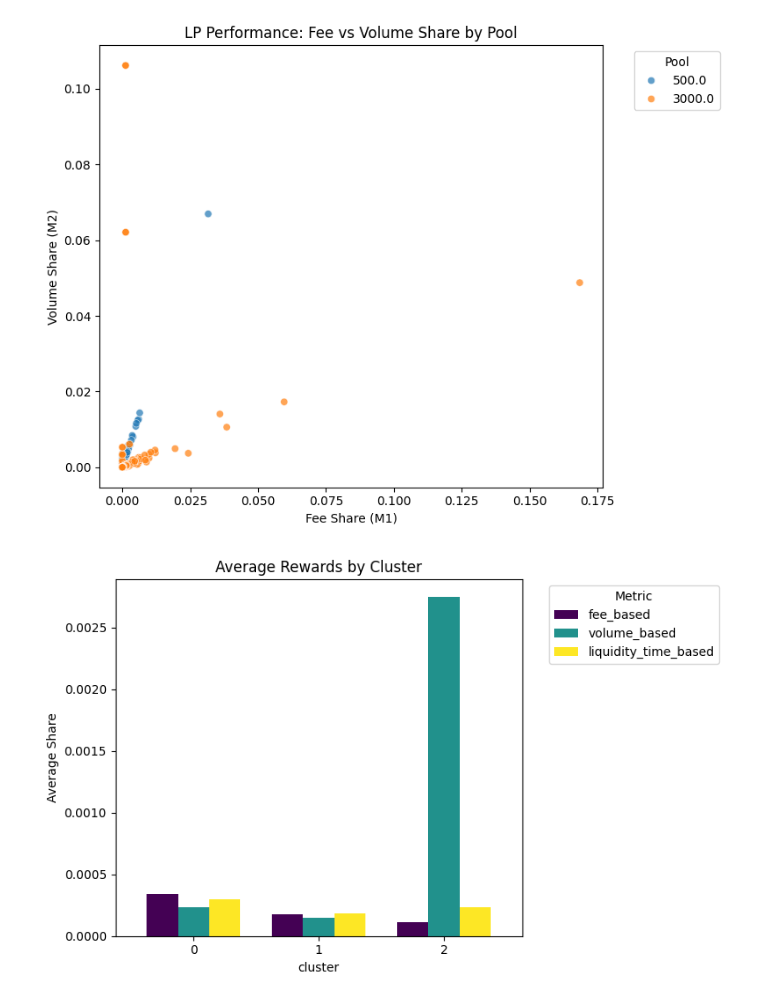
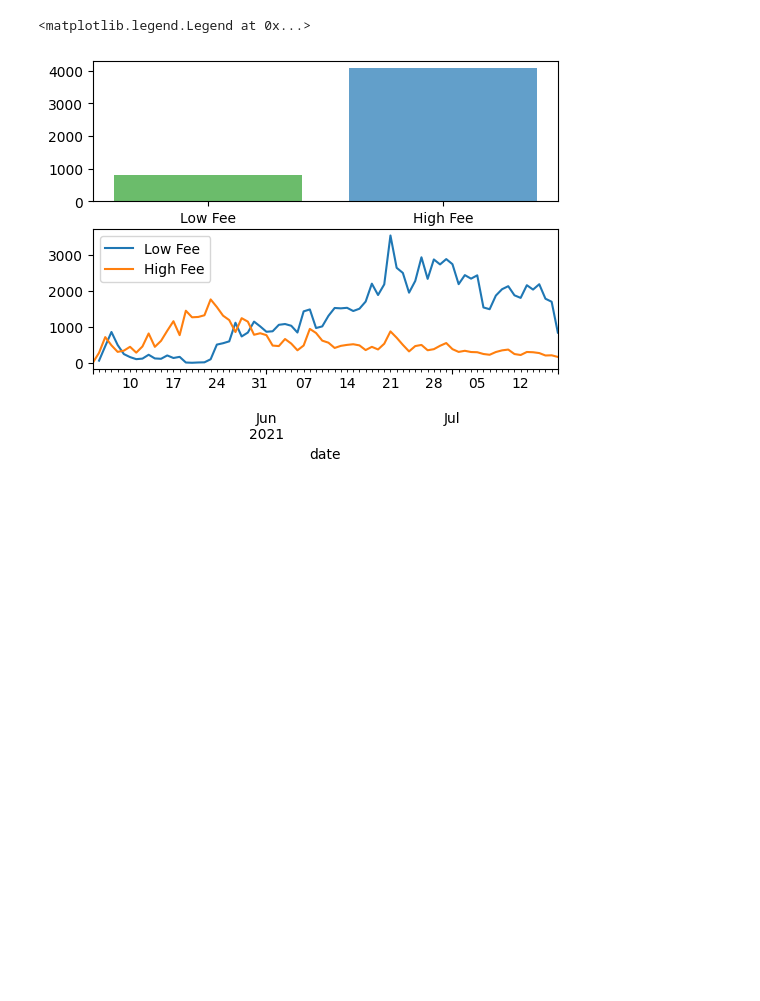
Before and after one commit to tobinchodos/uniswappy_thrack, a Jupyter notebook: simulation/results_analysis_and_clustering.ipynb, the cells around one changed output. Cells and saved outputs as stored; diff of their text form; code cells hidden in the pictures; blank space fills up the shorter version.

```diff
--- a/simulation/results_analysis_and_clustering.ipynb
+++ b/simulation/results_analysis_and_clustering.ipynb
@@ -14,15 +1,14 @@ Load in the data (two different pools, outputs of lp_analysis.py).
 # %%
+import pandas as pd
+import matplotlib.pyplot as plt
+import numpy as np
+from scipy import stats
 
 high_fee = pd.read_parquet('lp_analysis_output_weth_dai_events_3000.parquet')
 low_fee = pd.read_parquet('lp_analysis_output_weth_dai_events_500.parquet')
 
 high_fee['date'] = pd.to_datetime(high_fee.evt_block_time).dt.normalize()
 low_fee['date'] = pd.to_datetime(low_fee.evt_block_time).dt.normalize()
-
-end_date = min(high_fee['date'].max(),low_fee.date.max())
-
-# clamp them so they extend over same timeframe
-high_fee = high_fee[high_fee.date <= end_date]
+end_date = min(high_fee.date.max(), low_fee.date.max())
+high_fee = high_fee[high_fee.date<=end_date]
 low_fee = low_fee[low_fee.date <= end_date]
-
-both = pd.concat([high_fee, low_fee], ignore_index=True).sort_values('evt_block_time')
@@ -171,42 +15,23 @@ So the two mechanisms do differ, but within a pool they are still linearly corre
-# %%
-
-plt.figure(figsize=(8,6))
-sns.scatterplot(
-    data=lp_df,
-    x='fee_based',
-    y='volume_based',
-    hue='pool',
-    palette='tab10',
-    alpha=0.7
-)
-plt.xlabel('Fee Share (M1)')
-plt.ylabel('Volume Share (M2)')
-plt.title('LP Performance: Fee vs Volume Share by Pool')
-plt.legend(title='Pool', bbox_to_anchor=(1.05, 1), loc='upper left')
-plt.tight_layout()
-plt.show()
-
-cluster_summary = (
-    lp_df
-    .groupby('cluster')[['fee_based','volume_based','liquidity_time_based']]
-    .mean()
-    .sort_index()
-)
-
-plt.figure(figsize=(8,5))
-cluster_summary.plot(
-    kind='bar',
-    figsize=(8,5),
-    width=0.75,
-    colormap='viridis',
-    ax=plt.gca()
-)
-plt.ylabel('Average Share')
-plt.title('Average Rewards by Cluster')
-plt.xticks(rotation=0)
-plt.legend(title='Metric', bbox_to_anchor=(1.05, 1), loc='upper left')
-plt.tight_layout()
-plt.show()
-# %% [output]
-[figure, removed]
-[figure, removed]
+# %%
+lp_cols_high = [i for i in high_fee.columns if ('fee' not in i) & ('inventory' not in i)]
+lp_cols_low = [i for i in low_fee.columns if ('fee' not in i) & ('inventory' not in i)]
+
+low_fee['volume_proxy'] = abs(low_fee['amount0']) + abs(low_fee['amount1'])
+high_fee['volume_proxy'] = abs(high_fee['amount0']) + abs(high_fee['amount1'])
+
+daily_vol_low = low_fee.groupby('date').size()
+daily_vol_high = high_fee.groupby('date').volume_proxy.size()
+
+fig, (ax1, ax2) = plt.subplots(2, 1, figsize=(6, 4), sharex=False)
+
+daily_vol_low.plot(ax=ax2,label = 'Low Fee')
+daily_vol_high.plot(ax=ax2, label = 'High Fee')
+
+n_lps_low = len(lp_cols_low)
+n_lps_high = len(lp_cols_high)
+
+ax1.bar(['Low Fee', 'High Fee'], [n_lps_low, n_lps_high], color=['tab:green', 'tab:blue'], alpha=0.7)
+plt.legend()
+# %% [output]
+<matplotlib.legend.Legend at 0x...>
+[figure, added]
```
Also changed, not shown: parts of 19 cells of this notebook.
